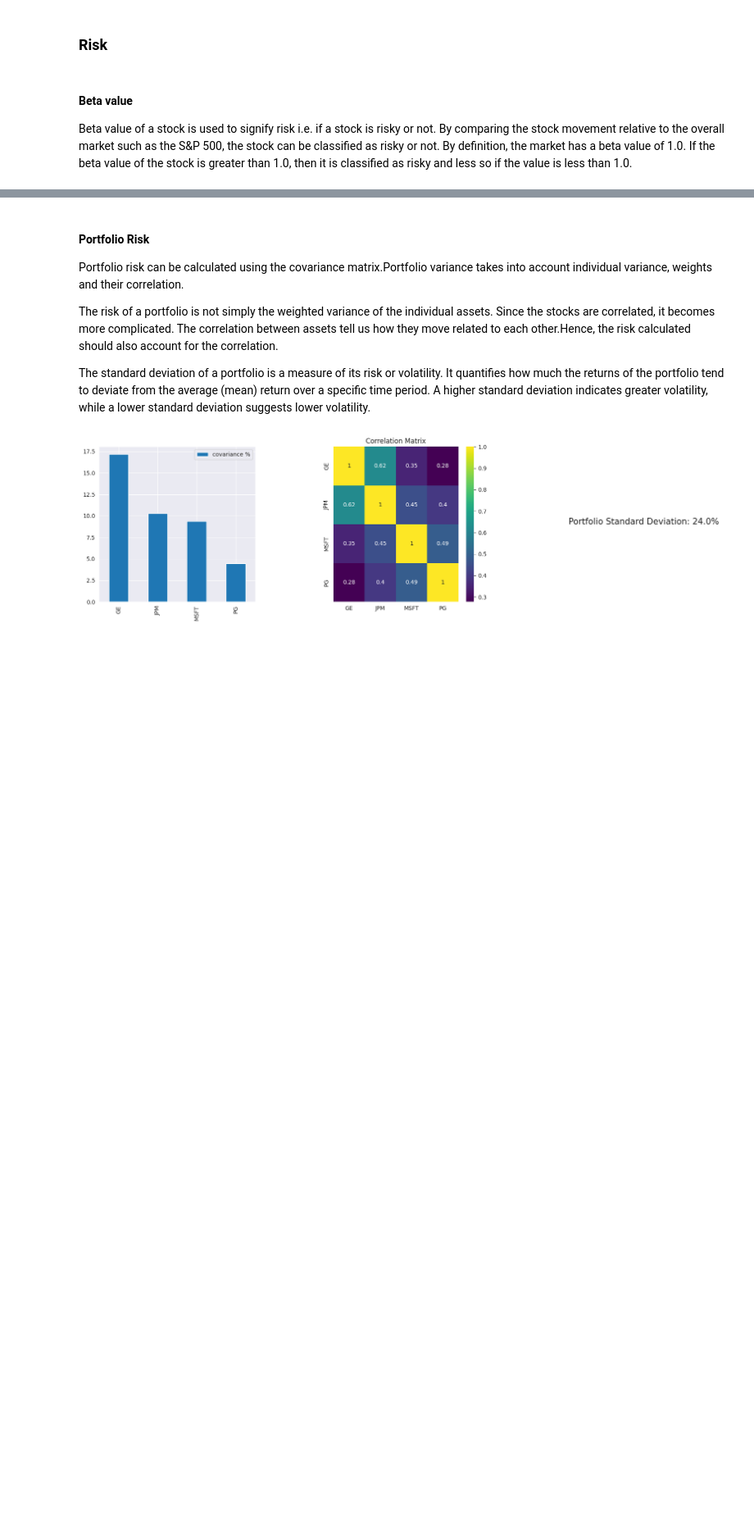
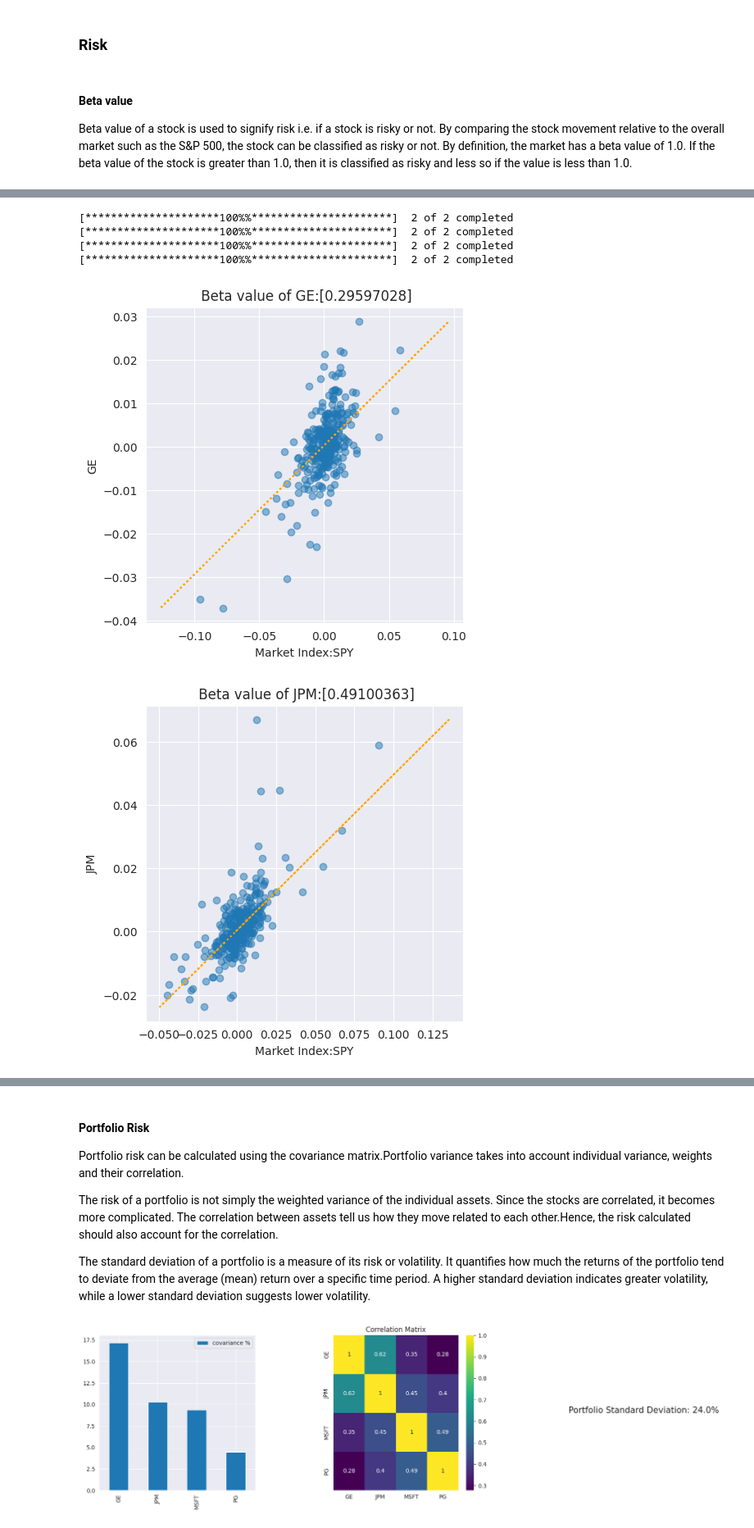
Before and after one commit to rahulakrish/portfolio_builder, a Jupyter notebook: mpt.ipynb, the cells around one changed output, grey strips where cells are left out. Shown at 82% size. Cells and saved outputs as stored; diff of their text form; code cells hidden in the pictures; blank space fills up the shorter version.

```diff
--- a/mpt.ipynb
+++ b/mpt.ipynb
@@ -305,7 +297,9 @@ value is less than 1.0.
 # %%
 #function to calculate beta value of stock
 
-def calculate_beta(ticker):
+def calculate_beta(portfolio):
+
+   for ticker in portfolio:
 
     #get data for ticker and SPY whih serves as the market index
     symbols = [ticker,'SPY']
@@ -329,6 +323,6 @@ def calculate_beta(ticker):
     fig,ax = plt.subplots(figsize=(5,5));
     ax.plot(X_test,y_preds,linestyle=':',color='orange')
     ax.scatter(y_test,y_preds,alpha=0.5)
-    ax.set_title(f' Beta value {lr.coef_}')
+    ax.set_title(f' Beta value of {ticker}:{lr.coef_}')
     ax.set_xlabel('Market Index:SPY')
     ax.set_ylabel(f'{ticker}')
@@ -346,0 +329,9 @@ for stock in portfolio:
+# %%
+calculate_beta(portfolio)
+# %% [output]
+[*********************100%%**********************]  2 of 2 completed
+[*********************100%%**********************]  2 of 2 completed
+[*********************100%%**********************]  2 of 2 completed
+[*********************100%%**********************]  2 of 2 completed
+[figure, added]
+[figure, added]
```
Also changed, not shown: parts of 27 cells of this notebook.
